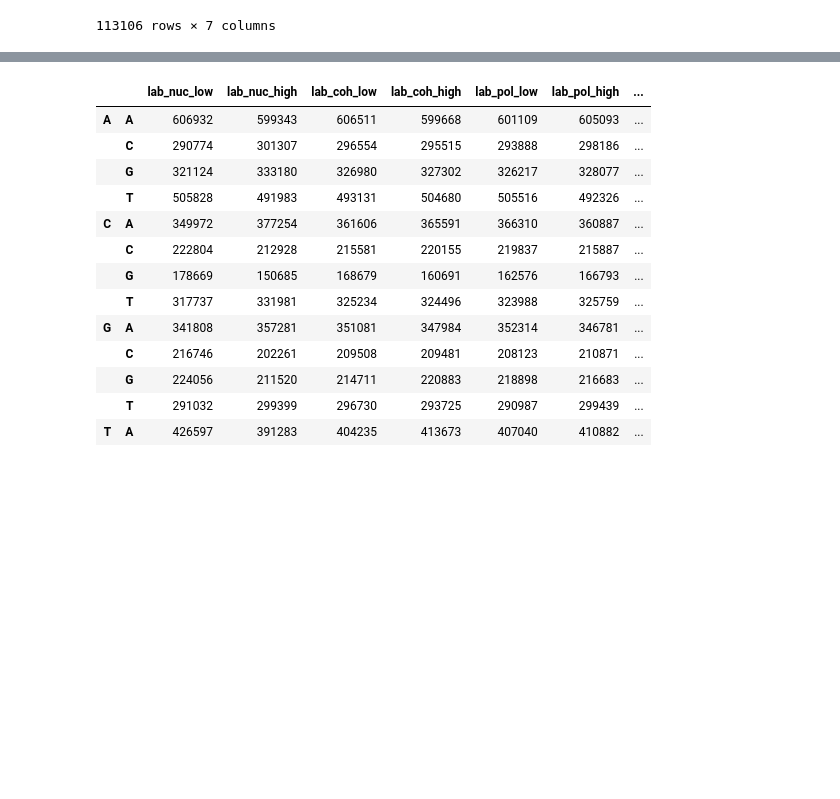
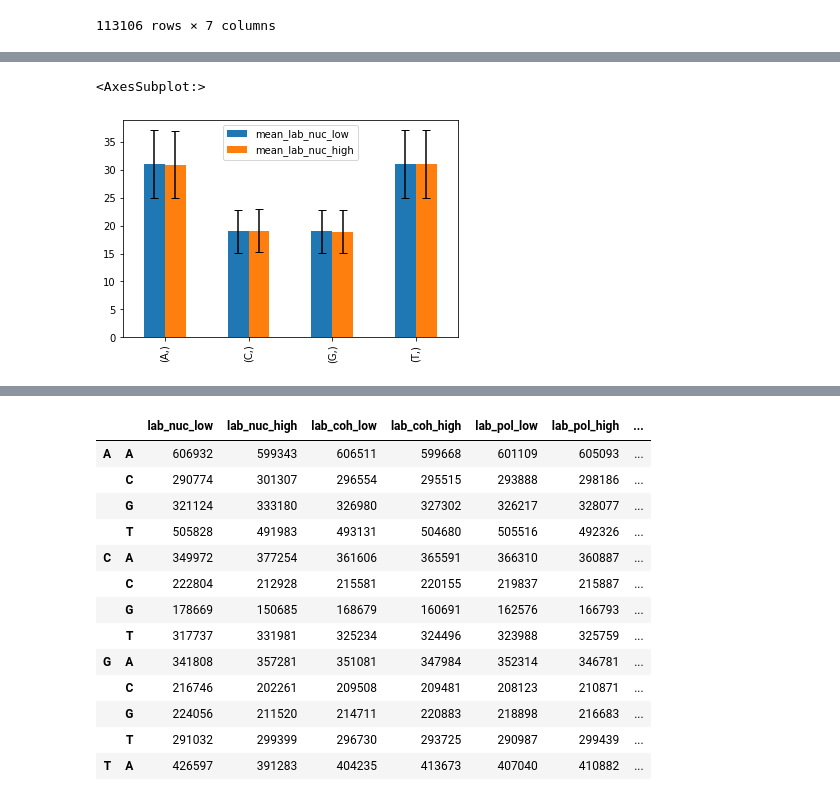
Before and after one commit to Alexwestbrook/mnhn-internship_DeepCNN_ChIP-seq, a Jupyter notebook: Generating_sequences.ipynb, the cells around one changed output, grey strips where cells are left out. Drawn from its saved outputs; the diff is of its cells as text; code cells hidden in the pictures; blank space fills up the shorter version.

```diff
--- a/Generating_sequences.ipynb
+++ b/Generating_sequences.ipynb
@@ -1442,0 +1456,7 @@ window_yeast
+# %%
+importlib.reload(utils)
+def kmer_summary_by_seq(one_hots, k, includeN=False):
+    df = utils.kmer_counts_by_seq(one_hots, k, includeN=includeN)
+    return pd.concat({'mean': df.mean(axis=1), 'std': df.std(axis=1)}, axis=1)
+df3 = kmer_summary_by_seq(window_one_hot_yeast, k=2)
+df3
@@ -1442,0 +1481,19 @@ window_yeast
+# %%
+annot = 'lab_nuc'
+gc = 0.38
+high_mask = window_yeast.loc[noN_mask & (window_yeast['gc'] == gc), f'sep_{annot}'] == 'high'
+low_mask = window_yeast.loc[noN_mask & (window_yeast['gc'] == gc), f'sep_{annot}'] == 'low'
+df = kmer_summary_by_seq(window_one_hot_yeast[noN_mask & (window_yeast['gc'] == gc)][low_mask], k=1).join(
+    kmer_summary_by_seq(window_one_hot_yeast[noN_mask & (window_yeast['gc'] == gc)][high_mask], k=1),
+    lsuffix=f'_{annot}_low', rsuffix=f'_{annot}_high'
+)
+df2 = kmer_summary_by_seq(window_one_hot_yeast[noN_mask & (window_yeast['gc'] == gc)][low_mask], k=2).join(
+    kmer_summary_by_seq(window_one_hot_yeast[noN_mask & (window_yeast['gc'] == gc)][high_mask], k=2),
+    lsuffix=f'_{annot}_low', rsuffix=f'_{annot}_high'
+)
+df_reldiff = (df.loc[:, f'mean_{annot}_high'] - df.loc[:, f'mean_{annot}_low']) * 2 / df.sum(axis=1)
+df_diff = (df.loc[:, f'mean_{annot}_high'] - df.loc[:, f'mean_{annot}_low']) / df.sum(axis=0).iloc[0]
+
+df2_reldiff = (df2.loc[:, f'mean_{annot}_high'] - df2.loc[:, f'mean_{annot}_low']) * 2 / df2.sum(axis=1)
+df2_diff = (df2.loc[:, f'mean_{annot}_high'] - df2.loc[:, f'mean_{annot}_low']) / df2.sum(axis=0).iloc[0]
+df
@@ -1442,0 +1506,4 @@ window_yeast
+# %%
+errors = df.loc[list('ACGT'), ['std_lab_nuc_low', 'std_lab_nuc_high']]
+errors.columns = ['mean_lab_nuc_low', 'mean_lab_nuc_high']
+errors
@@ -1442,0 +1516,5 @@ window_yeast
+# %%
+df.loc[list('ACGT'), ['mean_lab_nuc_low', 'mean_lab_nuc_high']].plot(kind='bar', yerr=errors, capsize=4)
+# %% [output]
+<AxesSubplot:>
+[figure, added]
```
Also changed, not shown: parts of 45 cells of this notebook.
